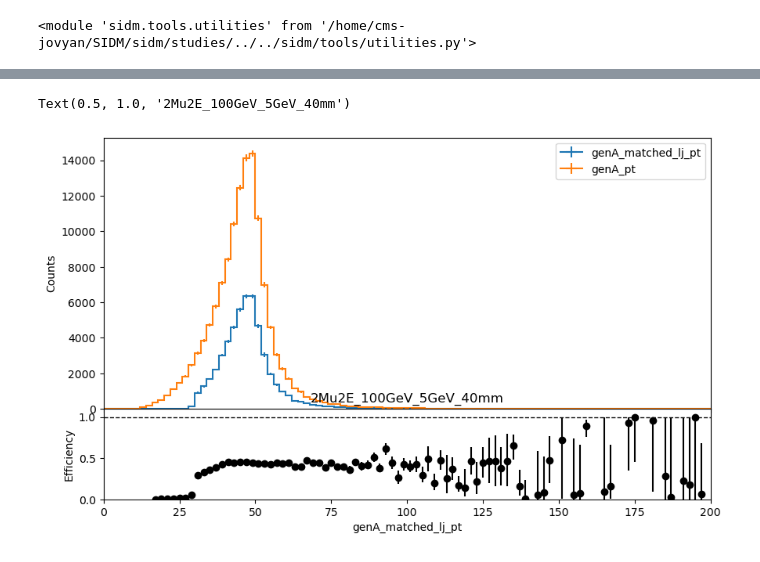
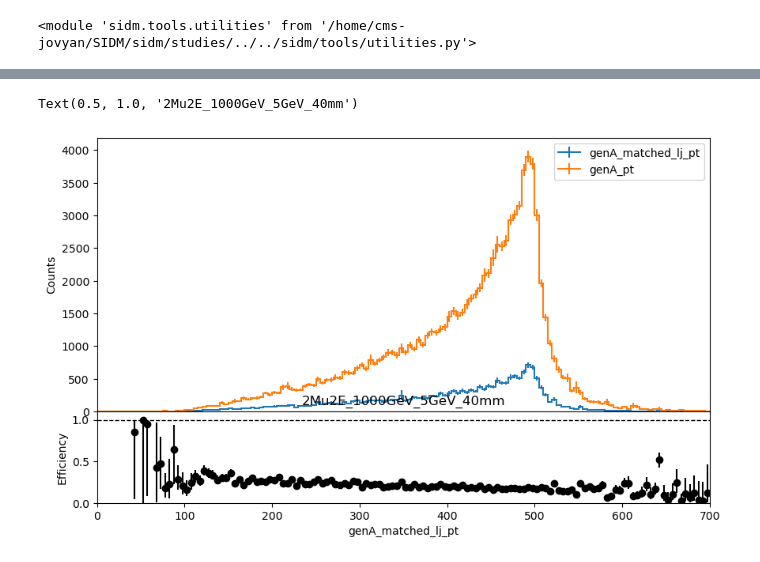
Before and after one commit to yfv2ev/SIDM, a Jupyter notebook: sidm/studies/darkPhotonPtEffi.ipynb, the cells around one changed output, grey strips where cells are left out. Drawn from its saved outputs; the diff is of its cells as text; code cells hidden in the pictures.

```diff
--- a/sidm/studies/darkPhotonPtEffi.ipynb
+++ b/sidm/studies/darkPhotonPtEffi.ipynb
@@ -22,7 +22,7 @@ importlib.reload(utilities)
 <module 'sidm.tools.utilities' from '/home/cms-jovyan/SIDM/sidm/studies/../../sidm/tools/utilities.py'>
 # %%
 samples = [
-    "2Mu2E_100GeV_5GeV_40mm",
+    #"2Mu2E_100GeV_5GeV_40mm",
     #"2Mu2E_150GeV_5GeV_2p7mm",
     #"2Mu2E_200GeV_5GeV_2mm",
     #"2Mu2E_500GeV_5GeV_0p8mm",
@@ -31,7 +31,7 @@ samples = [
     #"2Mu2E_1000GeV_5GeV_0p04mm",
     #"2Mu2E_1000GeV_5GeV_20mm",
     #"2Mu2E_100GeV_1p2GeV_9p6mm",
-    #"2Mu2E_1000GeV_5GeV_40mm",
+    "2Mu2E_1000GeV_5GeV_40mm",
    # "2Mu2E_1000GeV_5GeV_4mm",
 
 ]
@@ -99,15 +97,15 @@ plt.legend(["genA_pt",
 # %%
 plt.figure(figsize=(10,6))
-output["out"]["2Mu2E_100GeV_5GeV_40mm"]["hists"]["genA_matched_lj_pt"][ch1,:].plot_ratio(
-       output["out"]["2Mu2E_100GeV_5GeV_40mm"]["hists"]["genA_pt"][ch1,:],
+output["out"]["2Mu2E_1000GeV_5GeV_40mm"]["hists"]["genA_matched_lj_pt"][ch1,:].plot_ratio(
+       output["out"]["2Mu2E_1000GeV_5GeV_40mm"]["hists"]["genA_pt_highRange"][ch1,:],
        #rp_ylabel=r"Ratio",
        rp_num_label="genA_matched_lj_pt",
        rp_denom_label="genA_pt",
        rp_uncert_draw_type="line",
        rp_uncertainty_type="efficiency")
-plt.title("2Mu2E_100GeV_5GeV_40mm")
+plt.title("2Mu2E_1000GeV_5GeV_40mm")
 # %% [output]
-Text(0.5, 1.0, '2Mu2E_100GeV_5GeV_40mm')
+Text(0.5, 1.0, '2Mu2E_1000GeV_5GeV_40mm')
-[figure, old version]
+[figure, new version]
 # %%
 plt.figure(figsize=(10,6))
```
Also changed, not shown: parts of 4 cells of this notebook.
